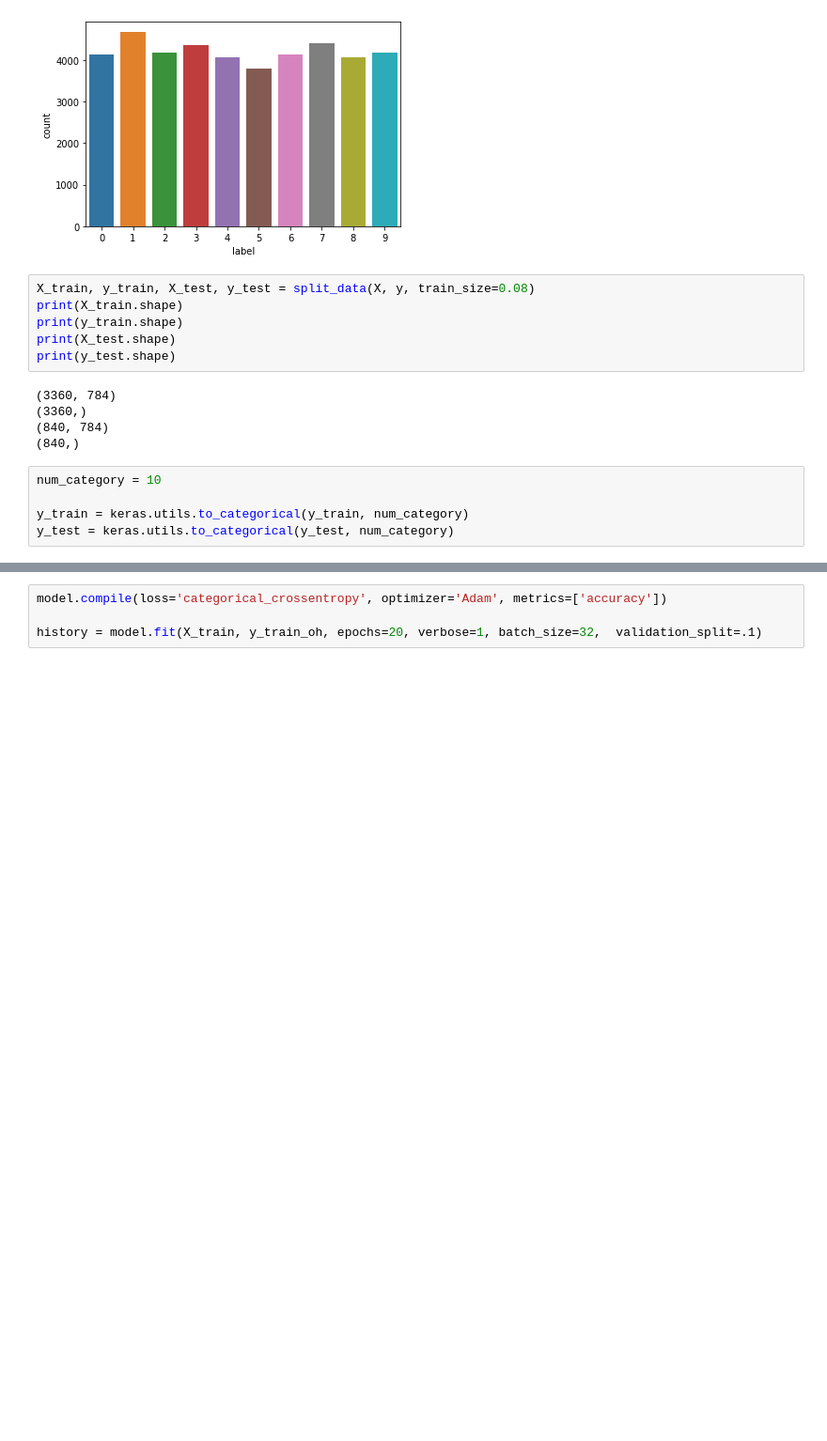
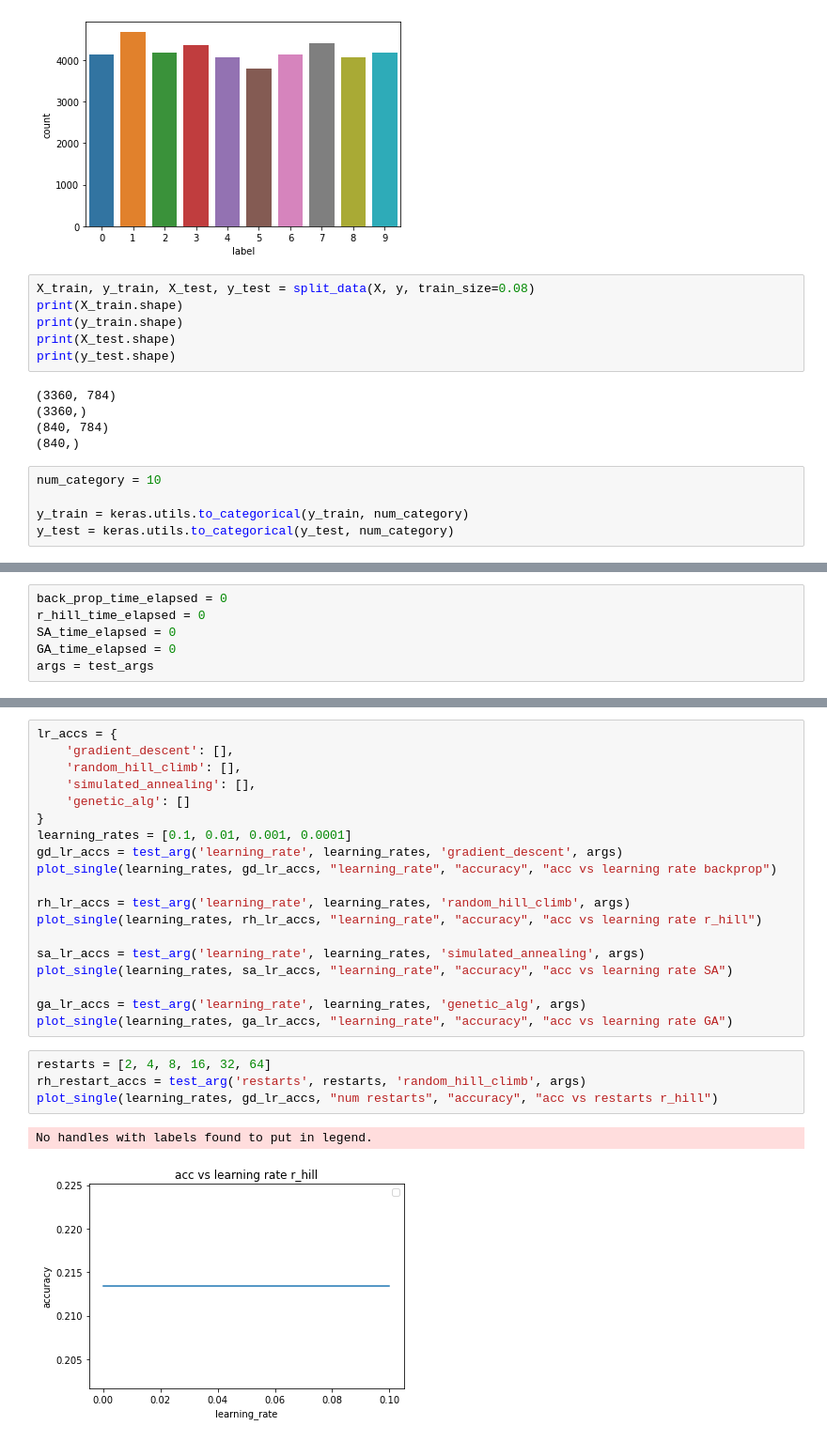
Before and after one commit to jfuerst92/Brigandine, a Jupyter notebook: neural_net.ipynb, the cells around one changed output, grey strips where cells are left out. Shown at 94% size. Cells and saved outputs as stored; diff of their text form; blank space fills up the shorter version.

```diff
--- a/neural_net.ipynb
+++ b/neural_net.ipynb
@@ -60,0 +216,6 @@ y_test = keras.utils.to_categorical(y_test, num_category)
+# %%
+back_prop_time_elapsed = 0
+r_hill_time_elapsed = 0
+SA_time_elapsed = 0
+GA_time_elapsed = 0
+args = test_args
@@ -121,4 +444,26 @@ print(nn_model1.fitness_curve)
-# %%
-model.compile(loss='categorical_crossentropy', optimizer='Adam', metrics=['accuracy'])
-
-history = model.fit(X_train, y_train_oh, epochs=20, verbose=1, batch_size=32,  validation_split=.1)
+# %%
+lr_accs = {
+    'gradient_descent': [],
+    'random_hill_climb': [],
+    'simulated_annealing': [],
+    'genetic_alg': []
+}
+learning_rates = [0.1, 0.01, 0.001, 0.0001]
+gd_lr_accs = test_arg('learning_rate', learning_rates, 'gradient_descent', args)
+plot_single(learning_rates, gd_lr_accs, "learning_rate", "accuracy", "acc vs learning rate backprop")
+
+rh_lr_accs = test_arg('learning_rate', learning_rates, 'random_hill_climb', args)
+plot_single(learning_rates, rh_lr_accs, "learning_rate", "accuracy", "acc vs learning rate r_hill")
+
+sa_lr_accs = test_arg('learning_rate', learning_rates, 'simulated_annealing', args)
+plot_single(learning_rates, sa_lr_accs, "learning_rate", "accuracy", "acc vs learning rate SA")
+
+ga_lr_accs = test_arg('learning_rate', learning_rates, 'genetic_alg', args)
+plot_single(learning_rates, ga_lr_accs, "learning_rate", "accuracy", "acc vs learning rate GA")
+# %%
+restarts = [2, 4, 8, 16, 32, 64]
+rh_restart_accs = test_arg('restarts', restarts, 'random_hill_climb', args)
+plot_single(learning_rates, gd_lr_accs, "num restarts", "accuracy", "acc vs restarts r_hill")
+# %% [output]
+No handles with labels found to put in legend.
+[figure, added]
```
Also changed, not shown: parts of 21 cells of this notebook, 7 other files.
